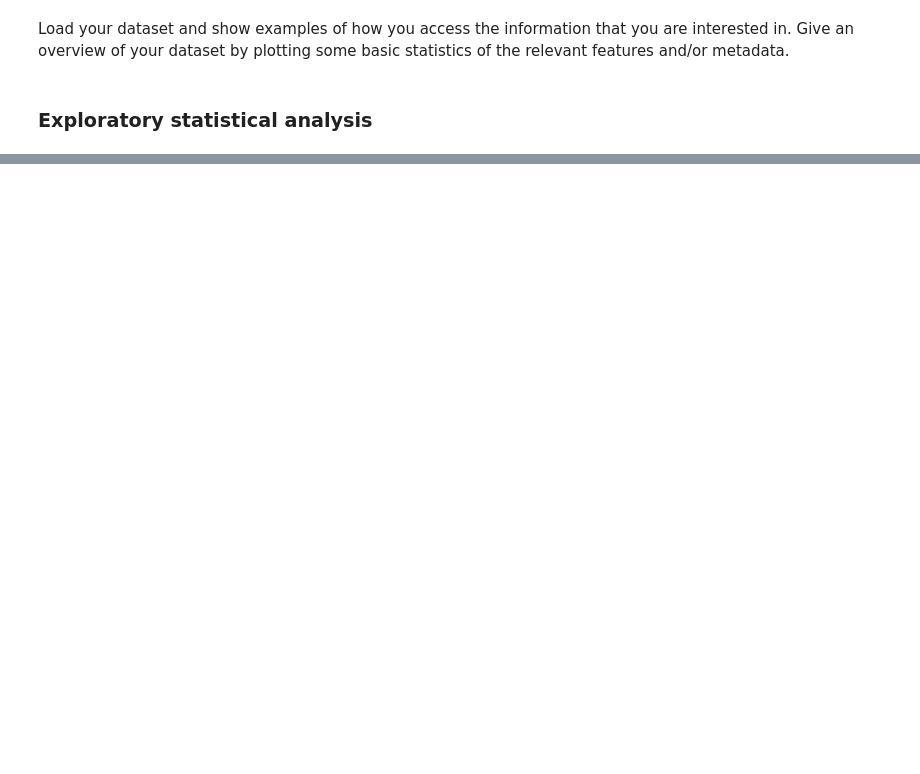
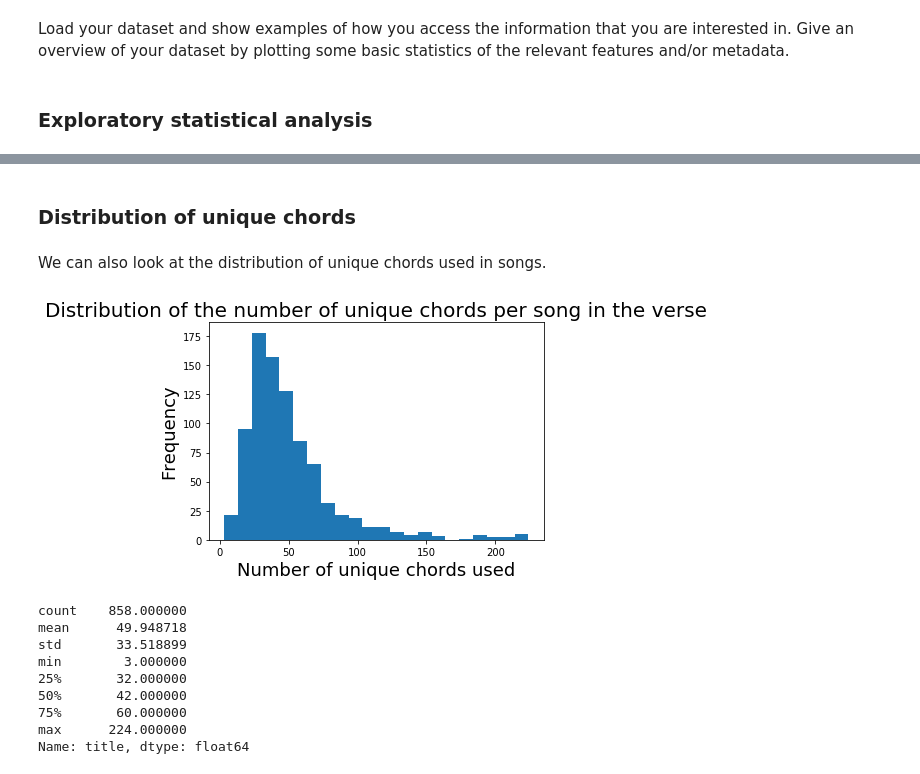
Before and after one commit to GiacomoAlliata/DigitalMusicologyProject, a Jupyter notebook: data_preprocessing.ipynb, the cells around one changed output, grey strips where cells are left out. Saved outputs shown, nothing was run; the diff lists cells and outputs as text; code cells hidden in the pictures; blank space fills up the shorter version.

```diff
--- a/data_preprocessing.ipynb
+++ b/data_preprocessing.ipynb
@@ -348,2 +412,0 @@ plt.show()
-# %%
-collection_df["time"]=collection_df.time.apply(lambda y: int(float(y)))
@@ -464,0 +502,5 @@ collection_df.chord_dic.map(lambda y: y["bass"]).value_counts()[1:].plot(kind="b
+# %%
+collection_df["chord_dic"]=collection_df.chord.map(lambda y : chord_to_tab(y))
+for key in ['root', 'shorthand', 'degree_list', 'bass', 'N']:
+    collection_df[key] = collection_df.chord_dic.map(lambda y: y[key])
+df = collection_df[['song_id', 'title', 'artist', 'section_type', 'sequence_id', 'chord', 'root', 'shorthand', 'degree_list', 'bass', 'N']]
@@ -464,0 +542,29 @@ collection_df.chord_dic.map(lambda y: y["bass"]).value_counts()[1:].plot(kind="b
+# %% [markdown]
+### Distribution of unique chords
+# %% [markdown]
+We can also look at the distribution of unique chords used in songs.
+# %%
+def unique_chords_section(section = 'verse'):
+    unique_chords = df[df.section_type == section].groupby(SONG_ID).count().title #Are we counting duplicates?
+    n_bins = int(unique_chords.max()) + 1
+    unique_chords.plot.hist(bins = int(n_bins/10), legend = False)
+    title = 'Distribution of the number of unique chords per song in the ' + section
+    plt.title(title, fontsize = 20)
+    plt.xlabel('Number of unique chords used', fontsize = 18)
+    plt.ylabel('Frequency', fontsize = 18)
+    plt.show()
+
+    print(unique_chords.describe())
+# %%
+unique_chords_section('verse')
+# %% [output]
+[figure, added]
+count    858.000000
+mean      49.948718
+std       33.518899
+min        3.000000
+25%       32.000000
+50%       42.000000
+75%       60.000000
+max      224.000000
+Name: title, dtype: float64
```
Also changed, not shown: parts of 69 cells of this notebook.
